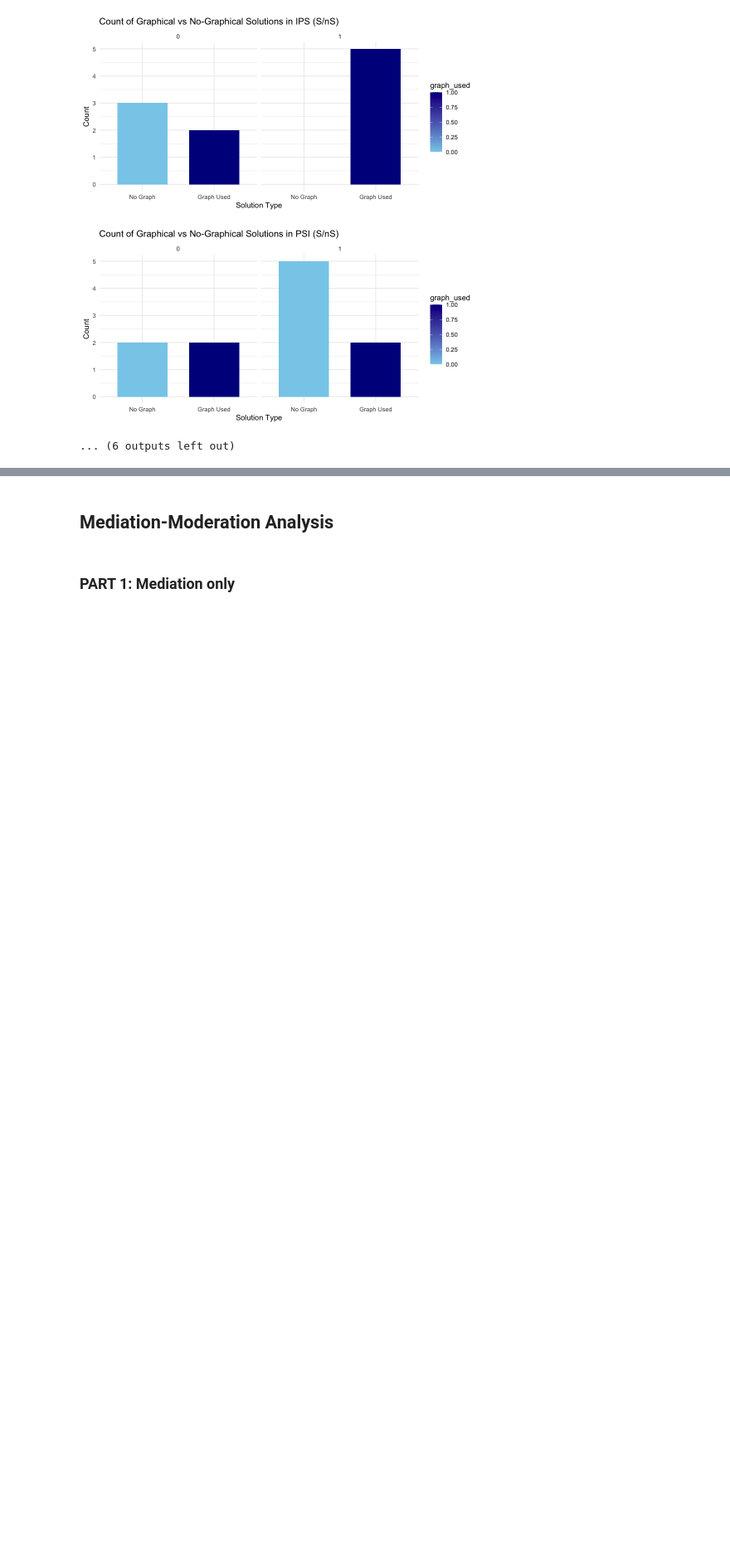
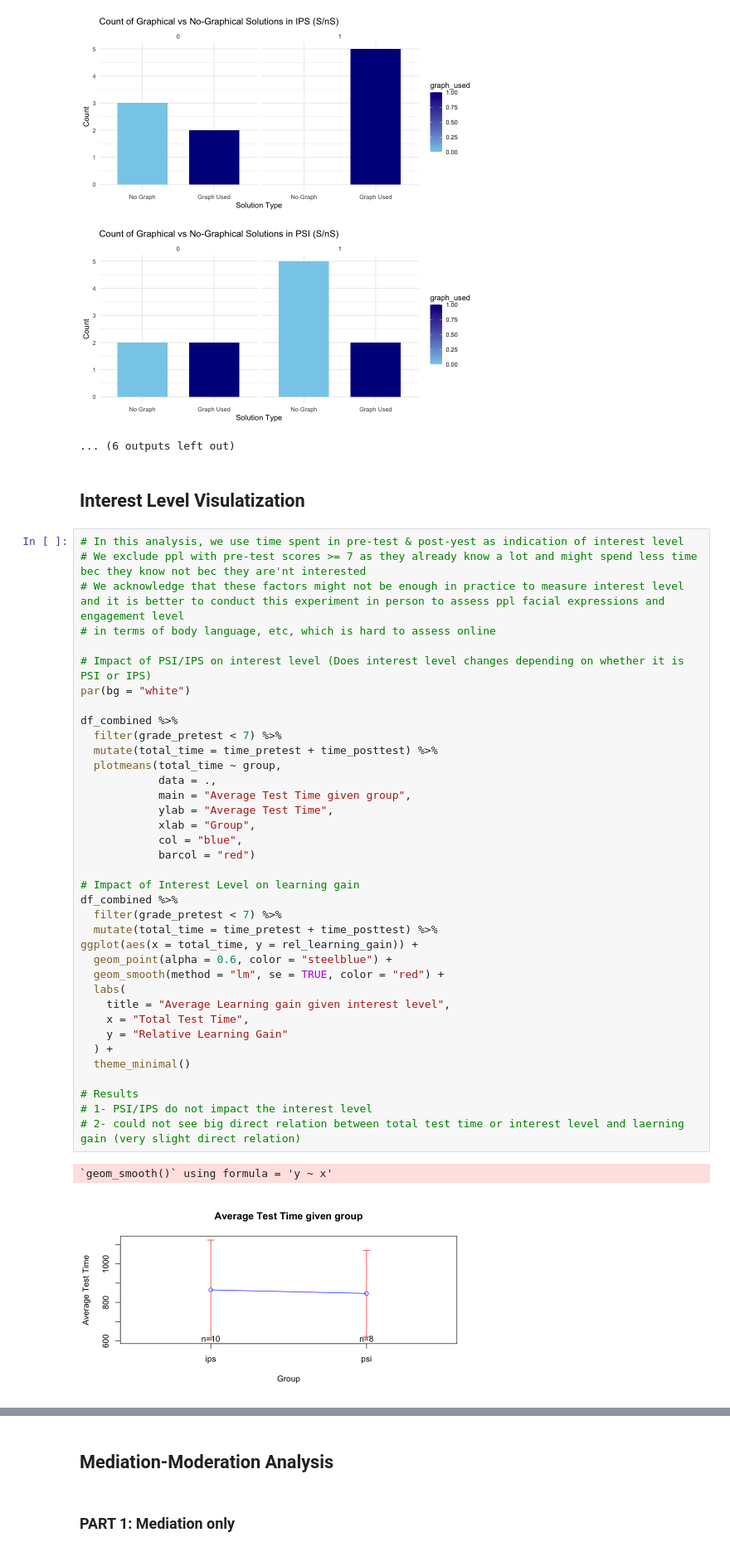
Before and after one commit to berry-sh/cs411_project, a Jupyter notebook: anova_psi_ips.ipynb, the cells around one changed output, grey strips where cells are left out. Shown at 83% size. Cells and saved outputs as stored; diff of their text form; blank space fills up the shorter version.

Commit message:
Added Interest Level

```diff
--- a/anova_psi_ips.ipynb
+++ b/anova_psi_ips.ipynb
@@ -826,3 +826,45 @@ ggplot(aes(x = factor(algorithmic), y = rel_learning_gain)) +
 [figure]
 [figure]
 ... (6 outputs left out)
+# %% [markdown]
+## Interest Level Visulatization
+# %%
+# In this analysis, we use time spent in pre-test & post-yest as indication of interest level
+# We exclude ppl with pre-test scores >= 7 as they already know a lot and might spend less time bec they know not bec they are'nt interested
+# We acknowledge that these factors might not be enough in practice to measure interest level and it is better to conduct this experiment in person to assess ppl facial expressions and engagement level
+# in terms of body language, etc, which is hard to assess online
+
+# Impact of PSI/IPS on interest level (Does interest level changes depending on whether it is PSI or IPS)
+par(bg = "white")
+
+df_combined %>%
+  filter(grade_pretest < 7) %>%
+  mutate(total_time = time_pretest + time_posttest) %>%
+  plotmeans(total_time ~ group,
+            data = .,
+            main = "Average Test Time given group",
+            ylab = "Average Test Time",
+            xlab = "Group",
+            col = "blue",
+            barcol = "red")
+
+# Impact of Interest Level on learning gain
+df_combined %>%
+  filter(grade_pretest < 7) %>%
+  mutate(total_time = time_pretest + time_posttest) %>%
+ggplot(aes(x = total_time, y = rel_learning_gain)) +
+  geom_point(alpha = 0.6, color = "steelblue") +
+  geom_smooth(method = "lm", se = TRUE, color = "red") +
+  labs(
+    title = "Average Learning gain given interest level",
+    x = "Total Test Time",
+    y = "Relative Learning Gain"
+  ) +
+  theme_minimal()
+
+# Results
+# 1- PSI/IPS do not impact the interest level
+# 2- could not see big direct relation between total test time or interest level and laerning gain (very slight direct relation)
+# %% [output]
+`geom_smooth()` using formula = 'y ~ x'
+[figure, added]
```
Also changed, not shown: parts of 6 cells of this notebook.
